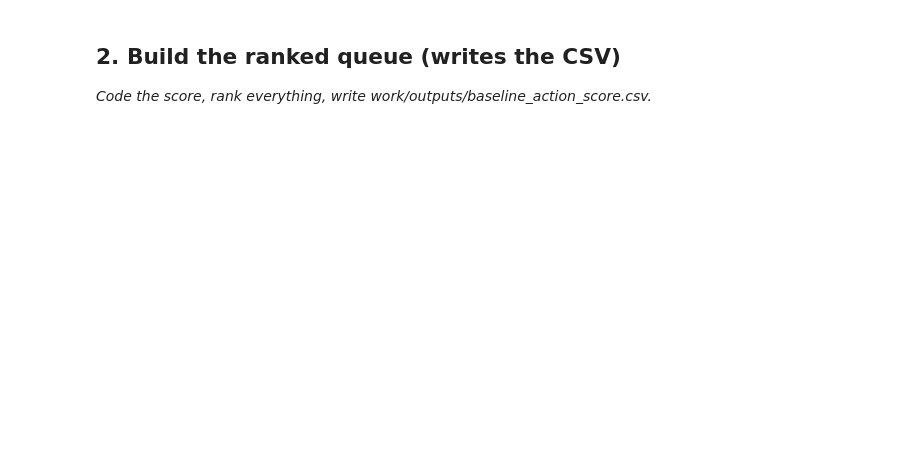
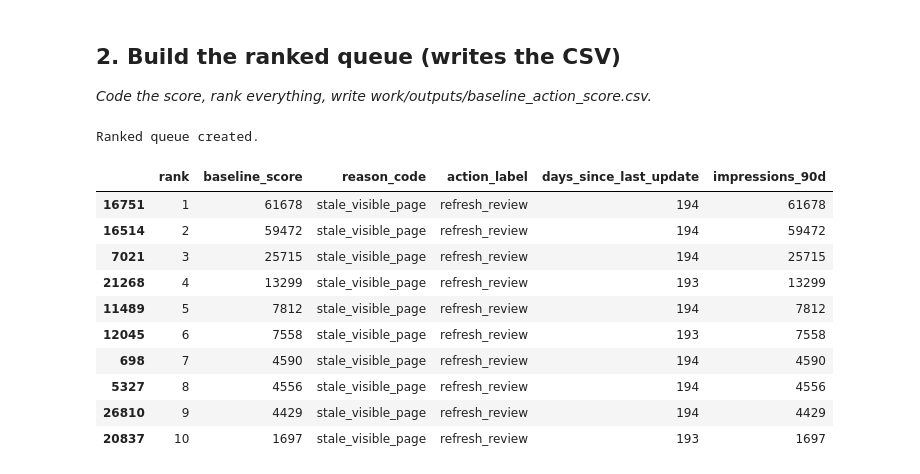
Before and after one commit to 02017711723iot-dotcom/Flyrank_Internship_1, a Jupyter notebook: work/notebooks/w04_baseline_score.ipynb, the cells around one changed output. Saved outputs shown, nothing was run; the diff lists cells and outputs as text; code cells hidden in the pictures; blank space fills up the shorter version.

```diff
--- a/work/notebooks/w04_baseline_score.ipynb
+++ b/work/notebooks/w04_baseline_score.ipynb
@@ -12,0 +85,15 @@ This skeleton is yours to fill. Work the sections **in order** — each one has
+# %%
+
+df["is_declining_label"] = (
+    df["trend_direction"]
+    .astype(str)
+    .str.lower()
+    .eq("down")
+    .astype(int)
+)
+
+print("Declining pages:", df["is_declining_label"].sum())
+print(
+    "Declining rate:",
+    round(df["is_declining_label"].mean(), 3)
+)
@@ -17,3 +234,52 @@ This skeleton is yours to fill. Work the sections **in order** — each one has
 ## 2. Build the ranked queue (writes the CSV)
 
 *Code the score, rank everything, write work/outputs/baseline_action_score.csv.*
+# %%
+# This cell is for CODE (numbers, a query, a check).
+# Write your text answer in the cell ABOVE this one — typing sentences here breaks Run All.
+# Rank highest-scoring pages first
+
+df["rank"] = (
+    df["baseline_score"]
+    .rank(
+        method="first",
+        ascending=False
+    )
+    .astype(int)
+)
+
+queue = (
+    df.sort_values(
+        ["baseline_score", "impressions_90d"],
+        ascending=[False, False]
+    )
+    .copy()
+)
+
+print("Ranked queue created.")
+
+display(
+    queue[
+        [
+            "rank",
+            "baseline_score",
+            "reason_code",
+            "action_label",
+            "days_since_last_update",
+            "impressions_90d"
+        ]
+    ].head(10)
+)
+# %% [output]
+Ranked queue created.
+|  | rank | baseline_score | reason_code | action_label | days_since_last_update | impressions_90d |
+| 16751 | 1 | 61678 | stale_visible_page | refresh_review | 194 | 61678 |
+| 16514 | 2 | 59472 | stale_visible_page | refresh_review | 194 | 59472 |
+| 7021 | 3 | 25715 | stale_visible_page | refresh_review | 194 | 25715 |
+| 21268 | 4 | 13299 | stale_visible_page | refresh_review | 193 | 13299 |
+| 11489 | 5 | 7812 | stale_visible_page | refresh_review | 194 | 7812 |
+| 12045 | 6 | 7558 | stale_visible_page | refresh_review | 193 | 7558 |
+| 698 | 7 | 4590 | stale_visible_page | refresh_review | 194 | 4590 |
+| 5327 | 8 | 4556 | stale_visible_page | refresh_review | 194 | 4556 |
+| 26810 | 9 | 4429 | stale_visible_page | refresh_review | 194 | 4429 |
+| 20837 | 10 | 1697 | stale_visible_page | refresh_review | 193 | 1697 |
```
Also changed, not shown: parts of 24 cells of this notebook.
